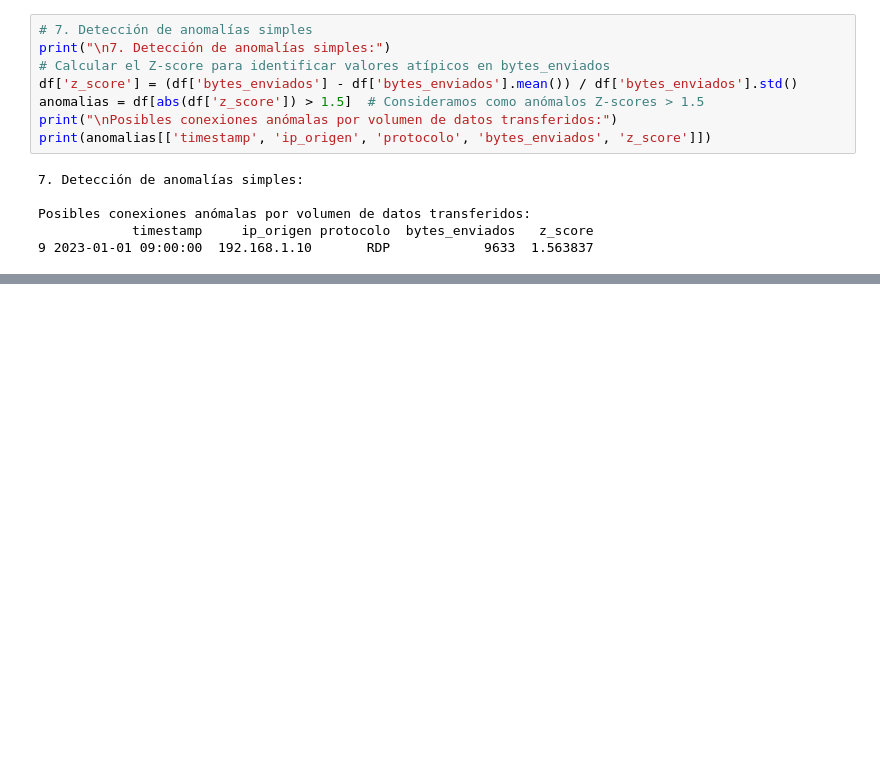
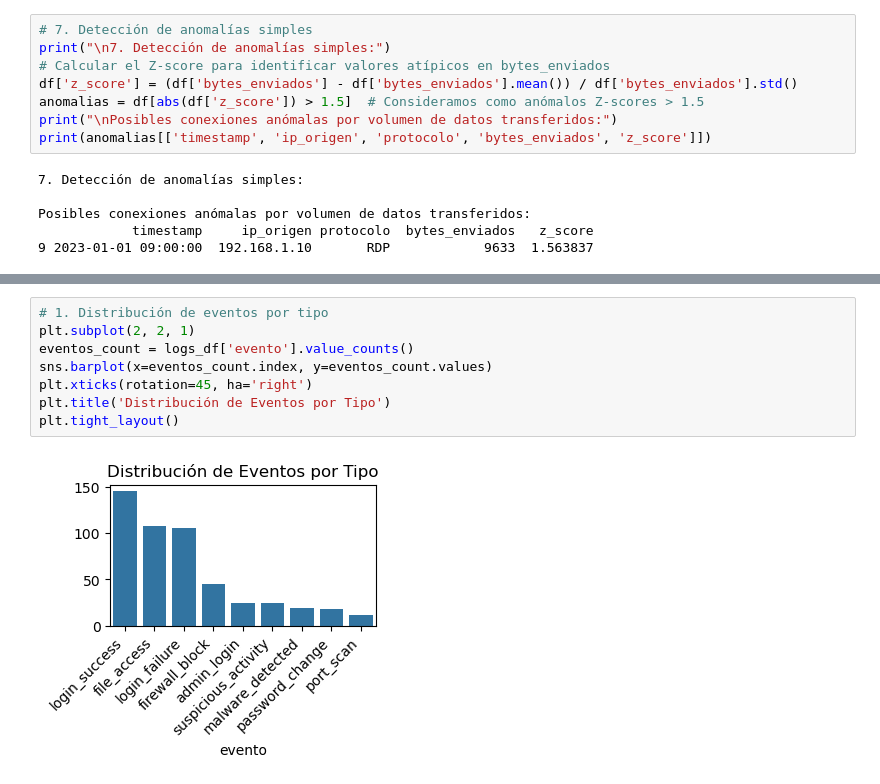
Before and after one commit to Santiago19062023/EjercicioPractico3, a Jupyter notebook: Ejercicio3.ipynb, the cells around one changed output, grey strips where cells are left out. Cells and saved outputs as stored; diff of their text form; blank space fills up the shorter version.

```diff
--- a/Ejercicio3.ipynb
+++ b/Ejercicio3.ipynb
@@ -250,0 +311,10 @@ Posibles conexiones anómalas por volumen de datos transferidos:
+# %%
+# 1. Distribución de eventos por tipo
+plt.subplot(2, 2, 1)
+eventos_count = logs_df['evento'].value_counts()
+sns.barplot(x=eventos_count.index, y=eventos_count.values)
+plt.xticks(rotation=45, ha='right')
+plt.title('Distribución de Eventos por Tipo')
+plt.tight_layout()
+# %% [output]
+[figure, added]
```
Also changed, not shown: parts of 9 cells of this notebook, 5 other files.
